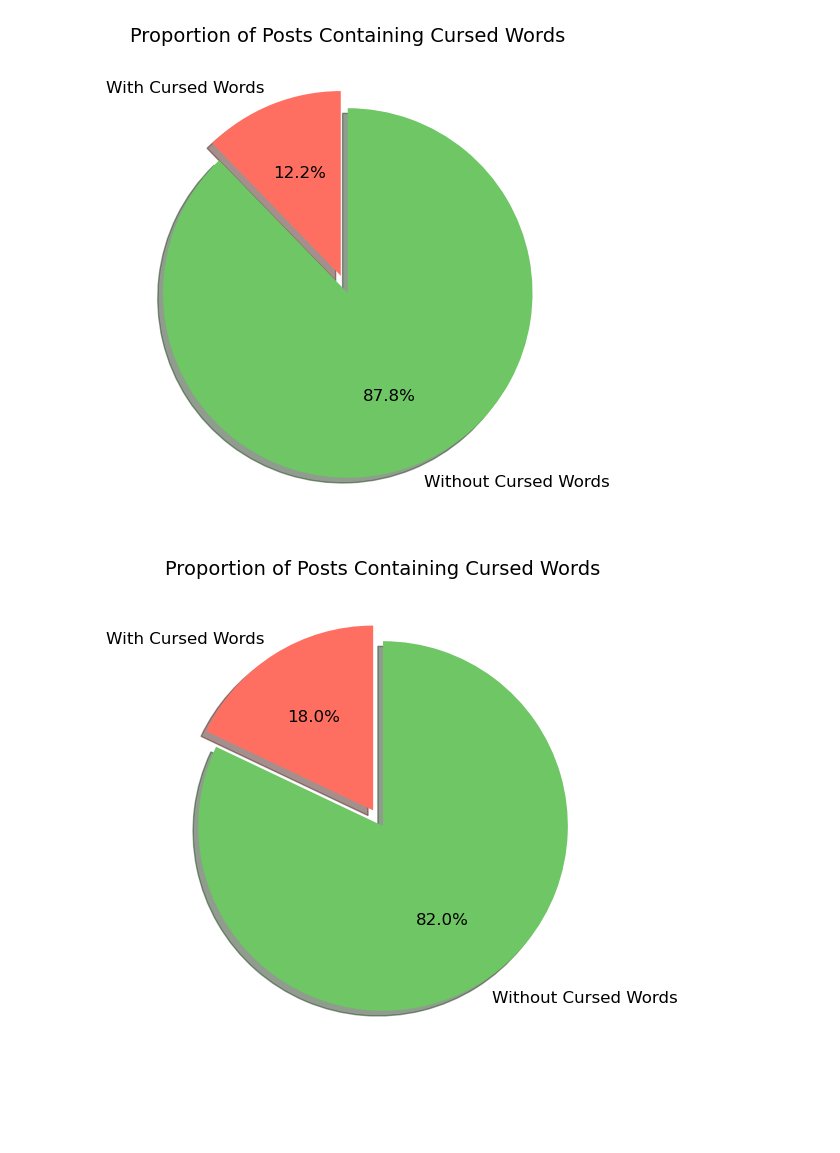
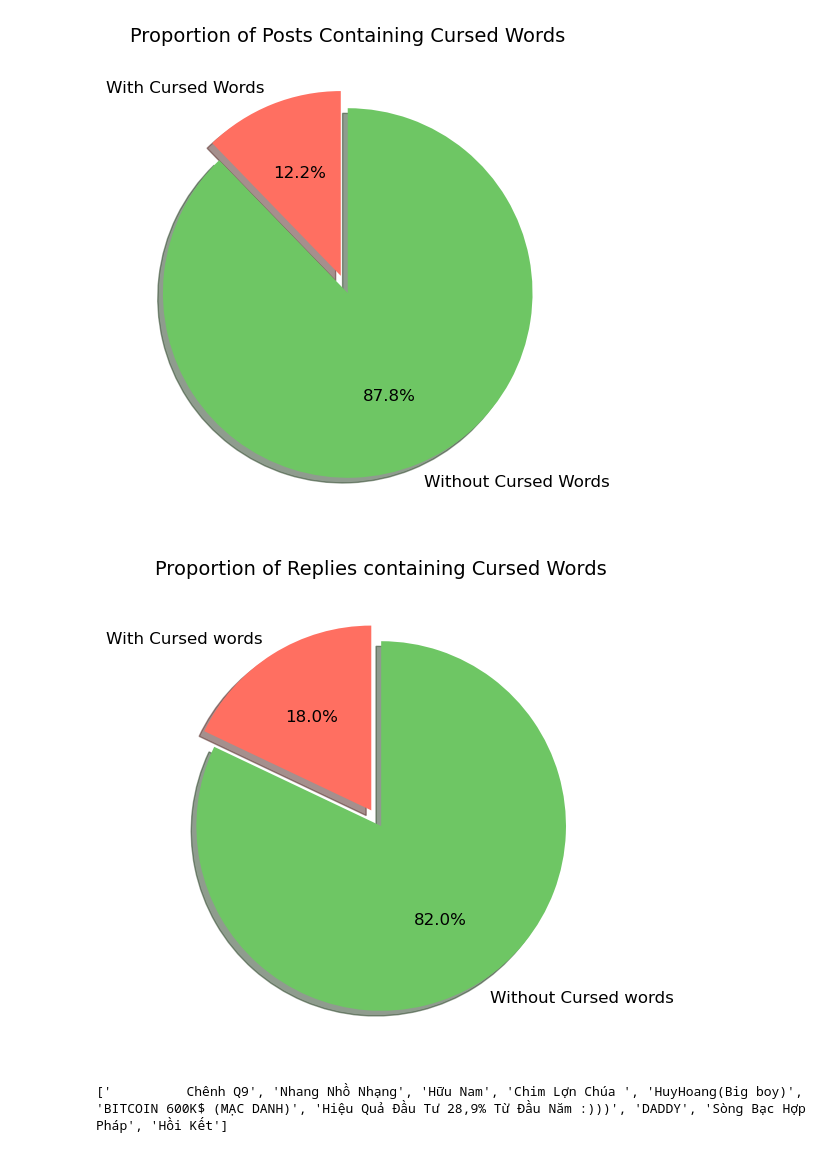
Before and after one commit to Legend0fHell/ait2006-data-processing-final, a Jupyter notebook: dantri_analyze.ipynb, the cells around one changed output. Cells and saved outputs as stored; diff of their text form; code cells hidden in the pictures; blank space fills up the shorter version.

Commit message:
feat: add analysis for top 10 users and repliers with highest cursed word ratios

```diff
--- a/dantri_analyze.ipynb
+++ b/dantri_analyze.ipynb
@@ -375,28 +375,32 @@ plt.show()
 # %%
 import matplotlib.pyplot as plt
 
 # Data
 posts_with_curses = replies_content['has_cursed_words'].sum()
 posts_without_curses = len(replies_content) - posts_with_curses
 
 # Labels and data
-labels = ['With Cursed Words', 'Without Cursed Words']
+labels = ['With Cursed words', 'Without Cursed words']
 sizes = [posts_with_curses, posts_without_curses]
 colors = ['#FF6F61', '#6EC664']  # Red for cursed, green for not cursed
 
 # Plot
 plt.figure(figsize=(6, 6))
 plt.pie(
     sizes,
     labels=labels,
     autopct='%1.1f%%',  # Show percentages with 1 decimal
     startangle=90,  # Start from the top
     colors=colors,
     textprops={'fontsize': 12},  # Label font size
     explode=(0.1, 0),  # Slightly explode the "With Cursed Words" slice
     shadow=True,
 )
-plt.title('Proportion of Posts Containing Cursed Words', fontsize=14, pad=15)
+plt.title('Proportion of Replies containing Cursed Words', fontsize=14, pad=15)
 plt.show()
 # %% [output]
-[figure, old version]
+[figure, new version]
+# %%
+print(top_users_replies['user_name'].tolist())
+# %% [output]
+['   ㅤㅤ  ㅤChênh Q9', 'Nhang Nhồ Nhạng', 'Hữu Nam', 'Chim Lợn Chúa ', 'HuyHoang(Big boy)', 'BITCOIN 600K$ (MẠC DANH)', 'Hiệu Quả Đầu Tư 28,9% Từ Đầu Năm :)))', 'DADDY', 'Sòng Bạc Hợp Pháp', 'Hồi Kết']
```
Also changed, not shown: parts of 5 cells of this notebook.
